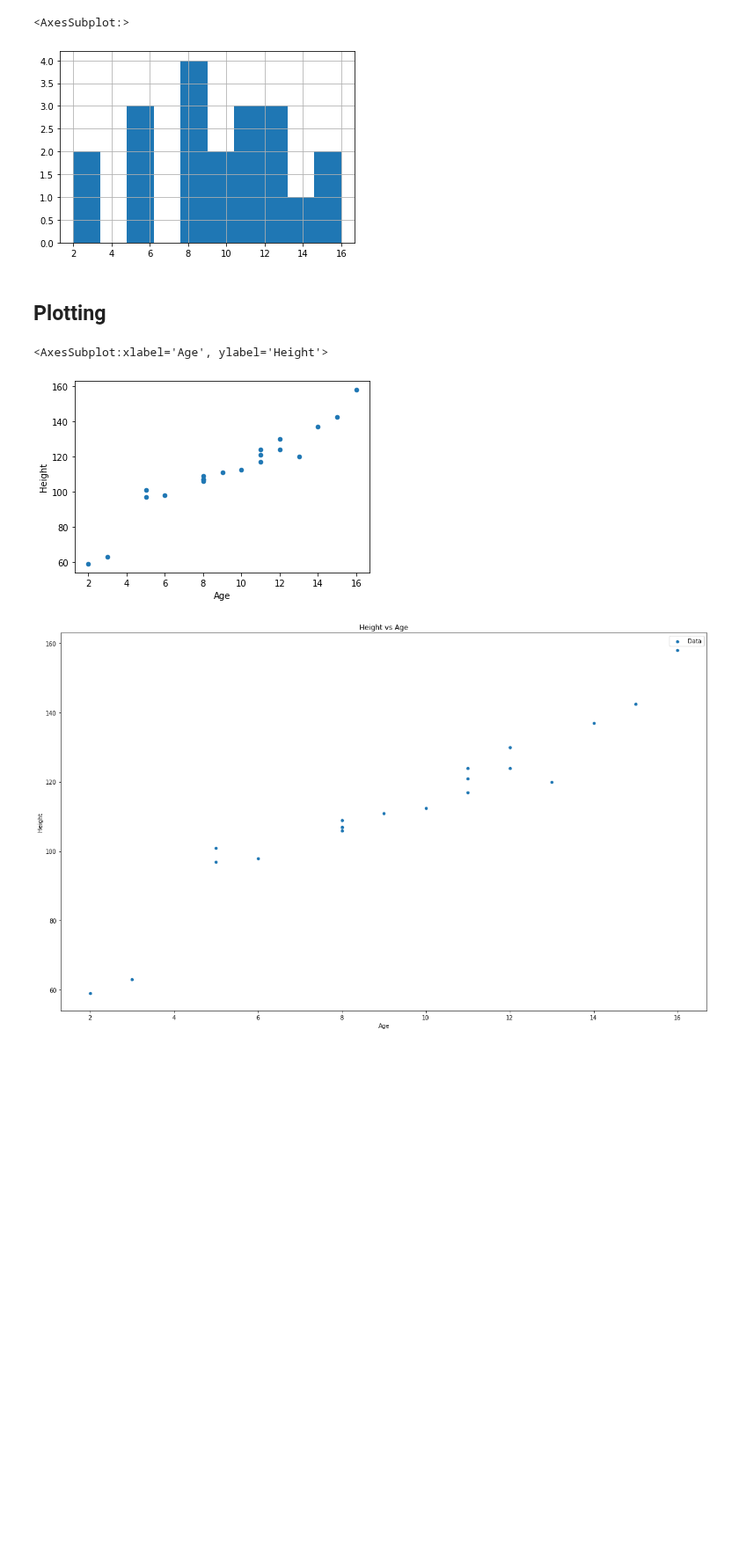
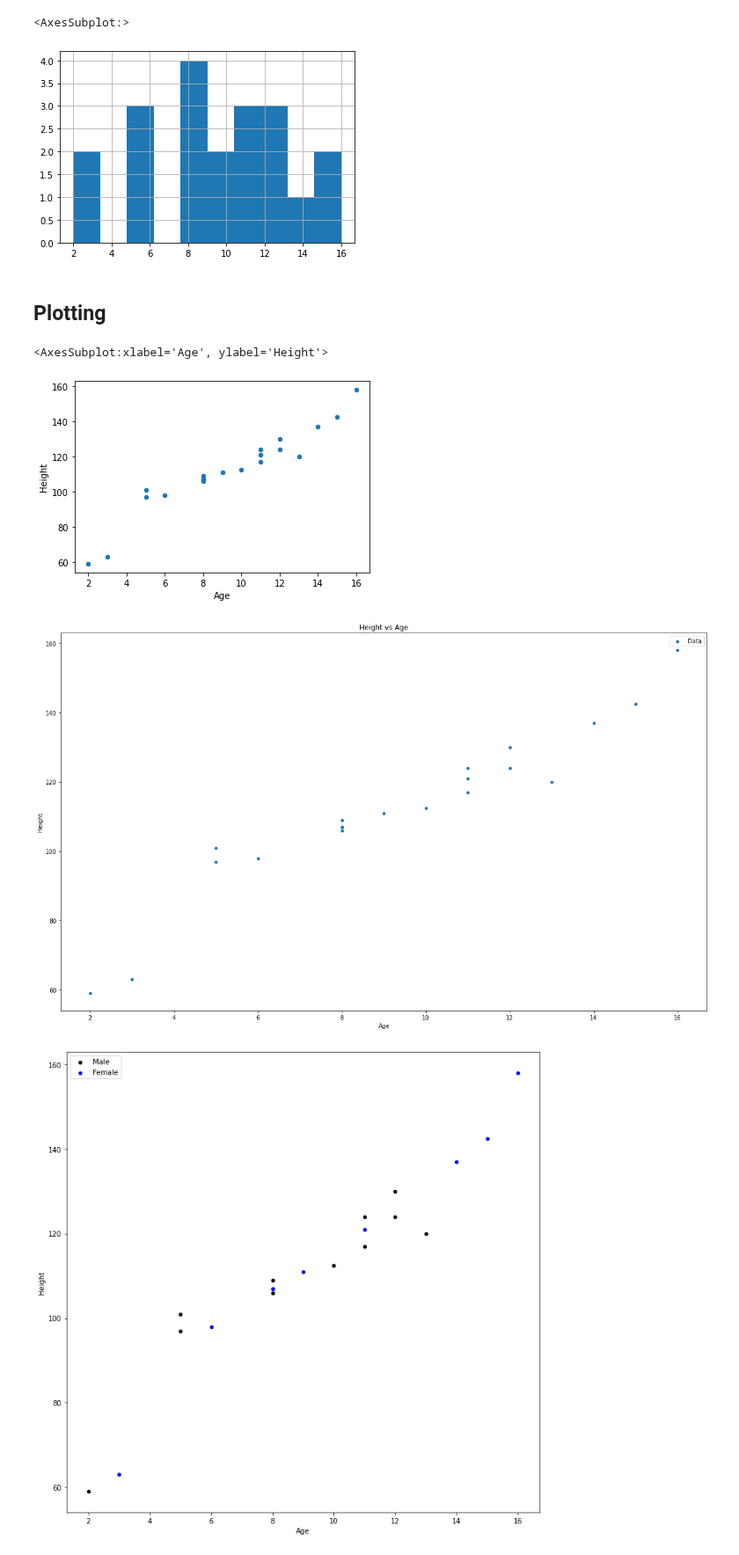
Before and after one commit to ssciwr/jupyter-data-exploration-live, a Jupyter notebook: part2.ipynb, the cells around one changed output. Shown at 88% size. Cells and saved outputs as stored; diff of their text form; code cells hidden in the pictures; blank space fills up the shorter version.

```diff
--- a/part2.ipynb
+++ b/part2.ipynb
@@ -538,0 +537,8 @@ fig, axs = plt.subplots(figsize=)
+# %%
+fig, axs = plt.subplots(figsize=(12,12))
+df.loc[df.Sex == "Male"].plot.scatter(x="Age", y="Height", ax=axs, label="Male", color="black")
+df.loc[df.Sex == "Female"].plot.scatter(x="Age", y="Height", ax=axs, label="Female", color="blue")
+axs.set_title("He")
+plt.show()
+# %% [output]
+[figure, added]
```
Also changed, not shown: parts of 1 cell of this notebook.
